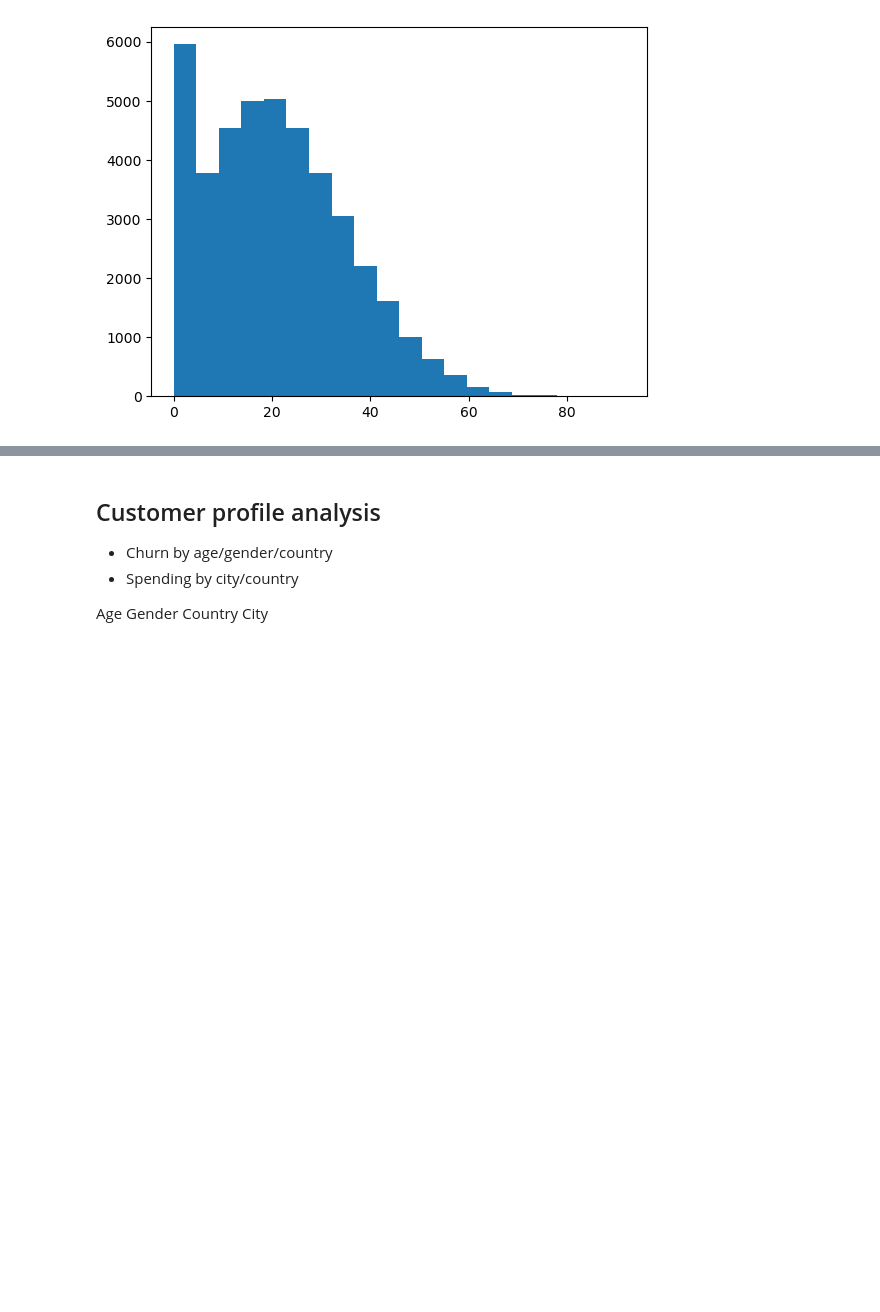
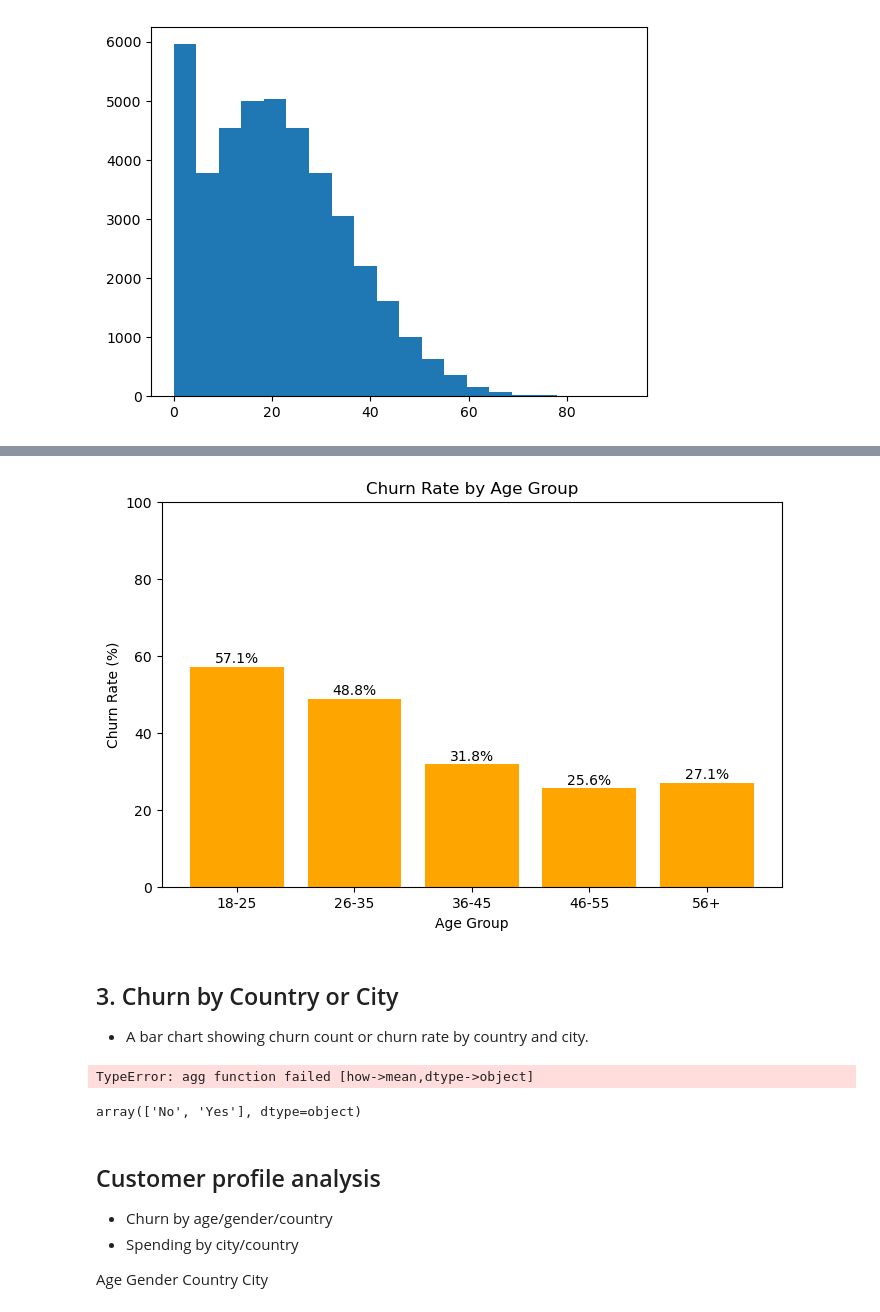
Before and after one commit to pinkimahato9814-afk/Final_project_Customer-Mind-360, a Jupyter notebook: notebooks/01_data_understanding_cleanng.ipynb, the cells around one changed output, grey strips where cells are left out. Drawn from its saved outputs; the diff is of its cells as text; code cells hidden in the pictures; blank space fills up the shorter version.

```diff
--- a/notebooks/01_data_understanding_cleanng.ipynb
+++ b/notebooks/01_data_understanding_cleanng.ipynb
@@ -270,0 +495,13 @@ dtype: int64
+# %%
+df["AgeGroup"] = pd.cut(
+    df["Age"],
+    bins=[0, 12, 18, 35, 60, 100],
+    # labels=["Child", "Teen", "Young Adult", "Adult", "Senior"]
+     labels=["18-25", "26-35", "36-45", "46-55", "56+"]
+)
+# %%
+import warnings
+warnings.filterwarnings("ignore")
+# Calculate churn rate by age group
+churn_by_age = (df.groupby("AgeGroup")["Churned"].mean() * 100)
+churn_by_age
@@ -270,0 +523,30 @@ dtype: int64
+# %%
+# Plot bar chart
+plt.figure(figsize=(8, 5))
+
+plt.bar(
+    churn_by_age.index.astype(str),
+    churn_by_age.values,
+    color="orange"
+)
+
+plt.title("Churn Rate by Age Group")
+plt.xlabel("Age Group")
+plt.ylabel("Churn Rate (%)")
+
+plt.ylim(0, 100)
+
+for i, value in enumerate(churn_by_age.values):
+    plt.text(i, value + 1, f"{value:.1f}%", ha="center")
+
+plt.show()
+# %% [output]
+[figure, added]
+# %% [markdown]
+## 3. Churn by Country or City
+- A bar chart showing churn count or churn rate by country and city.
+# %%
+# Calculate churn rate by age group
+churn_by_CC = (df.groupby(['Country','City'])["Churned"].mean() * 100)
+# %% [output]
+TypeError: agg function failed [how->mean,dtype->object]
@@ -271,3 +559,7 @@ dtype: int64
+# %%
+df['Churned'].unique()
+# %% [output]
+array(['No', 'Yes'], dtype=object)
 # %%
 input_features = ['Age',
 'Gender',
```
Also changed, not shown: parts of 37 cells of this notebook, 1 other file.
